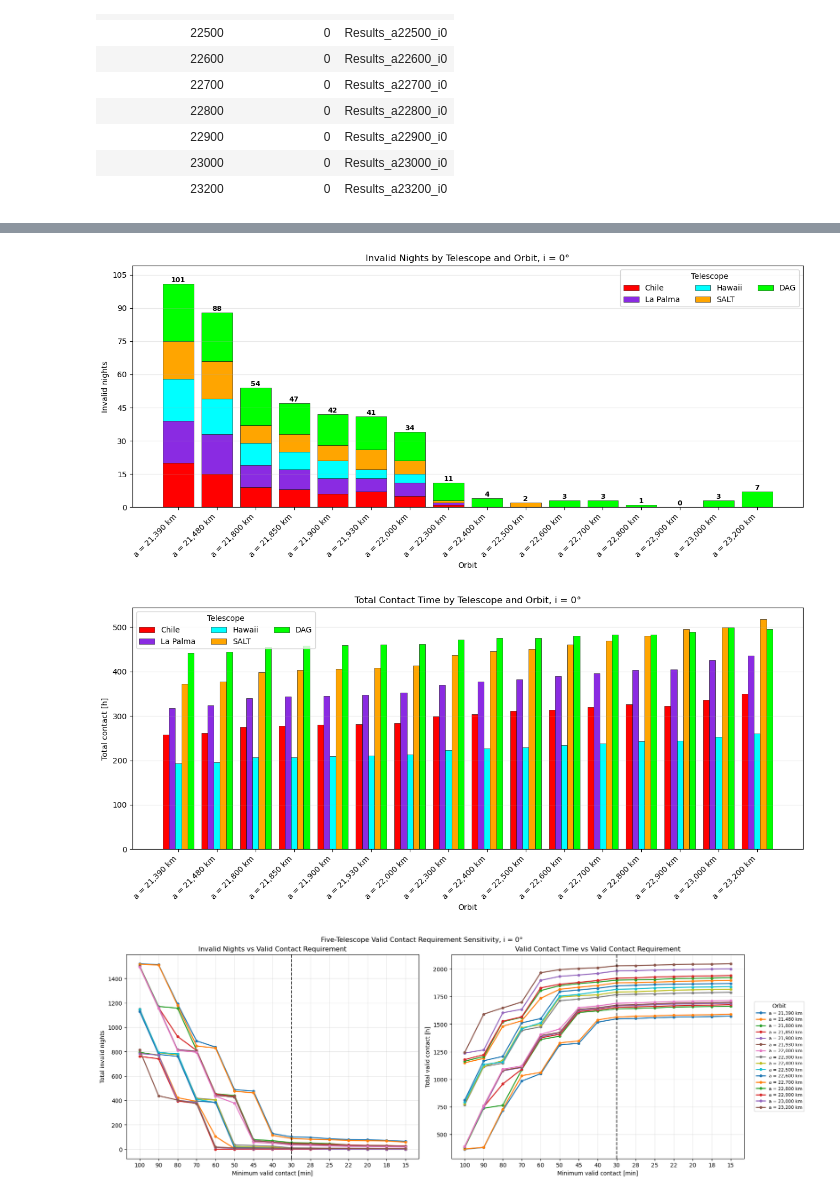
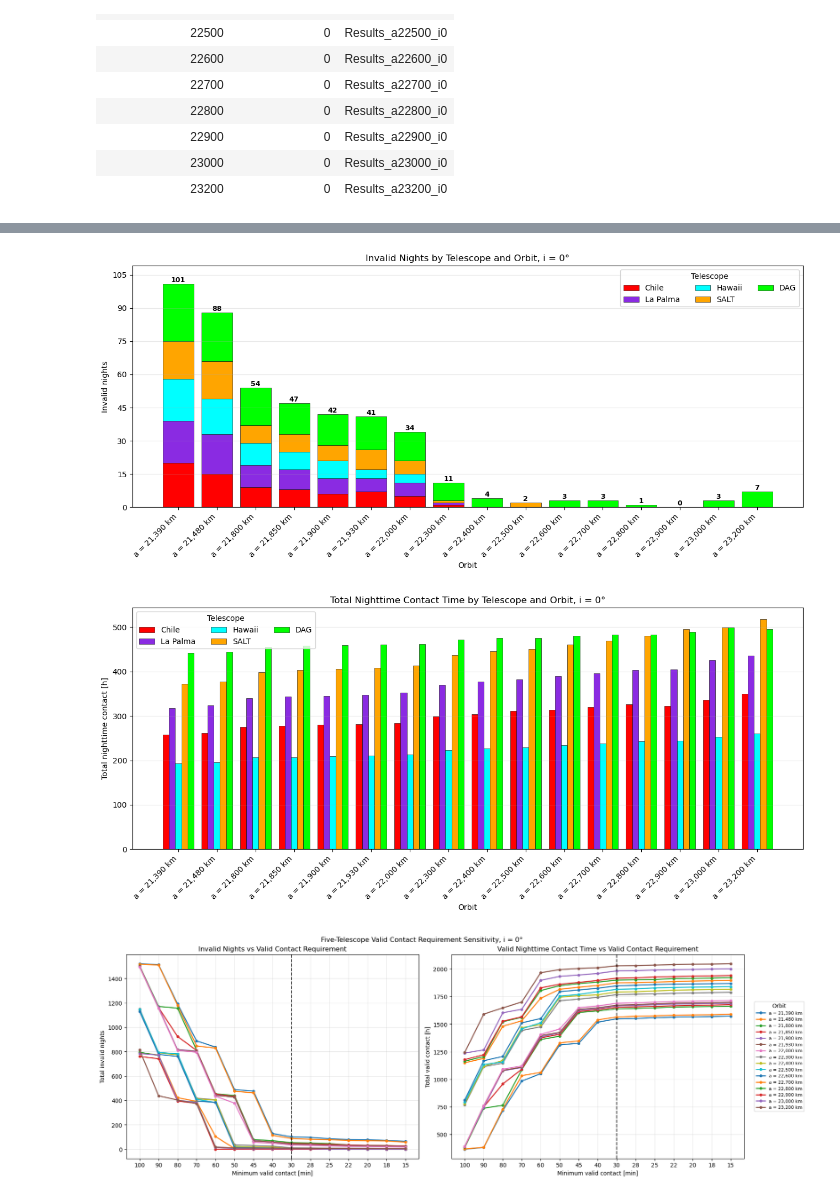
Before and after one commit to pscleo/NuAncestor, a Jupyter notebook: FreeFlyer/full_analysis.ipynb, the cells around one changed output, grey strips where cells are left out. Drawn from its saved outputs; the diff is of its cells as text; code cells hidden in the pictures.

```diff
--- a/FreeFlyer/full_analysis.ipynb
+++ b/FreeFlyer/full_analysis.ipynb
@@ -560,7 +645,6 @@ orbit_order = [case["name"] for case in CASES]
 orbit_labels = [orbit_label(case) for case in CASES]
 x = np.arange(len(CASES))
 bar_width = 0.8 / len(VISIBILITY_TELESCOPES)
-
 
 # Five-telescope invalid nights
 
@@ -572,16 +656,11 @@ for telescope in VISIBILITY_TELESCOPES:
         visibility_invalid_nights[visibility_invalid_nights["Telescope"] == telescope]
         .set_index("Orbit").reindex(orbit_order))
     values = telescope_data["Invalid nights"].to_numpy()
-    ax.bar(
-        x, values, bottom=invalid_night_totals,
-        color=VISIBILITY_COLORS[telescope], edgecolor="black",
-        linewidth=0.4, label=telescope)
+    ax.bar(x, values, bottom=invalid_night_totals, color=VISIBILITY_COLORS[telescope], edgecolor="black", linewidth=0.4, label=telescope)
     invalid_night_totals += values
 
 for position, total in zip(x, invalid_night_totals):
-    ax.text(
-        position, total, f"{int(total)}",
-        ha="center", va="bottom", fontsize=9, fontweight="bold")
+    ax.text(position, total, f"{int(total)}", ha="center", va="bottom", fontsize=9, fontweight="bold")
 
 ax.set_title(plot_title("Invalid Nights by Telescope and Orbit"))
 ax.set_xlabel("Orbit")
@@ -596,9 +675,7 @@ fig.tight_layout()
 save_figure(fig, "five_telescope_invalid_nights_by_orbit.png")
 plt.show()
 
-
-# Five-telescope total contact time
-
+# Five-telescope total nighttime contact time
 
 fig, ax = plt.subplots(figsize=(max(13, 0.8 * len(CASES)), 6))
 
@@ -607,64 +684,54 @@ for telescope_index, telescope in enumerate(VISIBILITY_TELESCOPES):
         visibility_contact[visibility_contact["Telescope"] == telescope]
         .set_index("Orbit").reindex(orbit_order))
     positions = x + (telescope_index - (len(VISIBILITY_TELESCOPES) - 1) / 2) * bar_width
-    ax.bar(
-        positions, telescope_data["Total contact [h]"],
-        width=bar_width, color=VISIBILITY_COLORS[telescope],
-        edgecolor="black", linewidth=0.4, label=telescope)
+    ax.bar(positions, telescope_data["Total nighttime contact [h]"], width=bar_width, color=VISIBILITY_COLORS[telescope], edgecolor="black", linewidth=0.4, label=telescope)
 
-ax.set_title(plot_title("Total Contact Time by Telescope and Orbit"))
+ax.set_title(plot_title("Total Nighttime Contact Time by Telescope and Orbit"))
 ax.set_xlabel("Orbit")
-ax.set_ylabel("Total contact [h]")
+ax.set_ylabel("Total nighttime contact [h]")
 ax.set_xticks(x)
 ax.set_xticklabels(orbit_labels, rotation=45, ha="right")
 ax.grid(axis="y", alpha=0.3)
 ax.legend(title="Telescope", ncol=3)
 fig.tight_layout()
-save_figure(fig, "five_telescope_total_contact.png")
+save_figure(fig, "five_telescope_total_nighttime_contact.png")
 plt.show()
+
+# Five-telescope valid nighttime contact requirement sensitivity
 
 fig, axes = plt.subplots(1, 2, figsize=(16, 6), constrained_layout=True)
 x_requirement = np.arange(len(VISIBILITY_CONTACT_REQUIREMENTS_MIN))
 
 for case in CASES:
     orbit_data = (
         visibility_sensitivity[visibility_sensitivity["Orbit"] == case["name"]]
         .set_index("Minimum valid contact [min]")
         .reindex(VISIBILITY_CONTACT_REQUIREMENTS_MIN))
-
-    axes[0].plot(
-        x_requirement, orbit_data["Total invalid nights"],
-        marker="o", linewidth=1.8, markersize=4, label=orbit_label(case))
-    axes[1].plot(
-        x_requirement, orbit_data["Total valid contact [h]"],
-        marker="o", linewidth=1.8, markersize=4, label=orbit_label(case))
+    axes[0].plot(x_requirement, orbit_data["Total invalid nights"], marker="o", linewidth=1.8, markersize=4, label=orbit_label(case))
+    axes[1].plot(x_requirement, orbit_data["Total valid contact [h]"], marker="o", linewidth=1.8, markersize=4, label=orbit_label(case))
 
 axes[0].set_title("Invalid Nights vs Valid Contact Requirement")
 axes[0].set_xlabel("Minimum valid contact [min]")
 axes[0].set_ylabel("Total invalid nights")
 axes[0].yaxis.set_major_locator(MaxNLocator(integer=True))
 
-axes[1].set_title("Valid Contact Time vs Valid Contact Requirement")
+axes[1].set_title("Valid Nighttime Contact Time vs Valid Contact Requirement")
 axes[1].set_xlabel("Minimum valid contact [min]")
 axes[1].set_ylabel("Total valid contact [h]")
 
 for ax in axes:
     ax.set_xticks(x_requirement)
     ax.set_xticklabels(VISIBILITY_CONTACT_REQUIREMENTS_MIN)
-    ax.axvline(
-        VISIBILITY_CONTACT_REQUIREMENTS_MIN.index(CURRENT_CONTACT_REQUIREMENT_MIN),
-        color="black", linestyle="--", linewidth=1.5, alpha=0.8)
+    ax.axvline(VISIBILITY_CONTACT_REQUIREMENTS_MIN.index(CURRENT_CONTACT_REQUIREMENT_MIN), color="black", linestyle="--", linewidth=1.5, alpha=0.8)
     ax.grid(alpha=0.3)
 
 handles, labels = axes[0].get_legend_handles_labels()
-fig.legend(
-    handles, labels, title="Orbit",
-    loc="center left", bbox_to_anchor=(1.01, 0.5), fontsize=8)
+fig.legend(handles, labels, title="Orbit", loc="center left", bbox_to_anchor=(1.01, 0.5), fontsize=8)
 fig.suptitle(plot_title("Five-Telescope Valid Contact Requirement Sensitivity"))
 save_figure(fig, "five_telescope_valid_contact_requirement_sensitivity.png")
 plt.show()
 # %% [output]
 [figure]
-[figure, old version]
+[figure, new version]
-[figure, old version]
+[figure, new version]
 # %%
```
Also changed, not shown: parts of 12 cells of this notebook.
